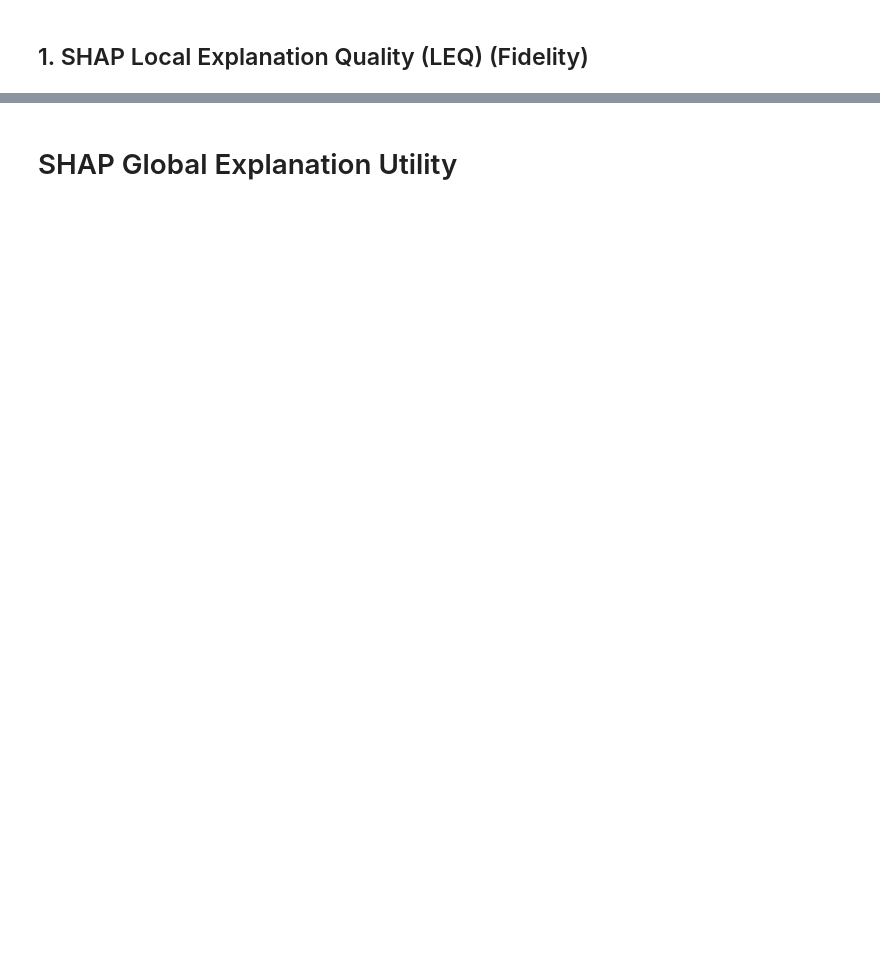
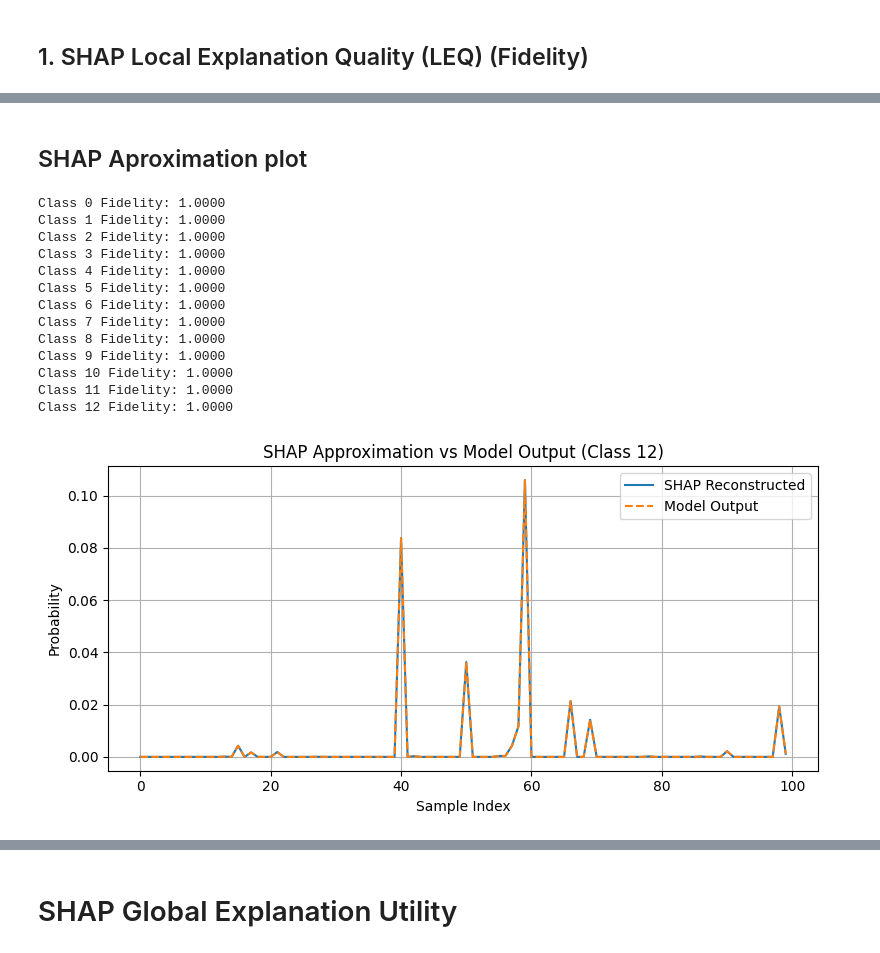
Before and after one commit to mo-abdulai/X-AI-IDS-Architecture, a Jupyter notebook: 3_Post-Modeling-Phase/explainability_Models/explainable_CICIDS-2017/explainable-CICIDS-2017_Random_Forest.ipynb, the cells around one changed output, grey strips where cells are left out. Saved outputs shown, nothing was run; the diff lists cells and outputs as text; code cells hidden in the pictures; blank space fills up the shorter version.

```diff
--- a/3_Post-Modeling-Phase/explainability_Models/explainable_CICIDS-2017/explainable-CICIDS-2017_Random_Forest.ipynb
+++ b/3_Post-Modeling-Phase/explainability_Models/explainable_CICIDS-2017/explainable-CICIDS-2017_Random_Forest.ipynb
@@ -185,0 +208,40 @@ shap_importance_original /= np.sum(shap_importance_original)
+# %% [markdown]
+## SHAP Aproximation plot
+# %%
+import matplotlib.pyplot as plt
+
+for class_idx in range(shap_values.values.shape[2]):
+    shap_class_values = shap_values.values[:, :, class_idx]
+    base_class_values = shap_values.base_values[:, class_idx]
+    shap_reconstructed = shap_class_values.sum(axis=1) + base_class_values
+    N = len(shap_reconstructed)
+    actual_outputs = model.predict_proba(X_test_sample)[:, class_idx]
+    fidelity = 1 - np.sqrt(np.mean((shap_reconstructed - actual_outputs) ** 2)) / N
+    print(f"Class {class_idx} Fidelity: {fidelity:.4f}")
+
+
+plt.figure(figsize=(8, 4))
+plt.plot(shap_reconstructed, label="SHAP Reconstructed")
+plt.plot(actual_outputs, label="Model Output", linestyle='--')
+plt.legend()
+plt.title(f"SHAP Approximation vs Model Output (Class {class_idx})")
+plt.xlabel("Sample Index")
+plt.ylabel("Probability")
+plt.grid(True)
+plt.tight_layout()
+plt.show()
+# %% [output]
+Class 0 Fidelity: 1.0000
+Class 1 Fidelity: 1.0000
+Class 2 Fidelity: 1.0000
+Class 3 Fidelity: 1.0000
+Class 4 Fidelity: 1.0000
+Class 5 Fidelity: 1.0000
+Class 6 Fidelity: 1.0000
+Class 7 Fidelity: 1.0000
+Class 8 Fidelity: 1.0000
+Class 9 Fidelity: 1.0000
+Class 10 Fidelity: 1.0000
+Class 11 Fidelity: 1.0000
+Class 12 Fidelity: 1.0000
+[figure, added]
```
Also changed, not shown: parts of 29 cells of this notebook, 28 other files.
